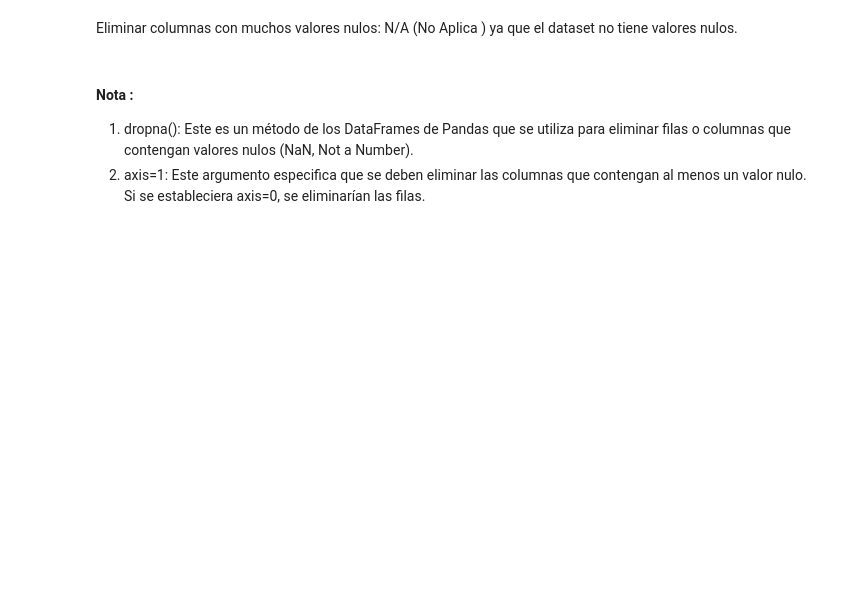
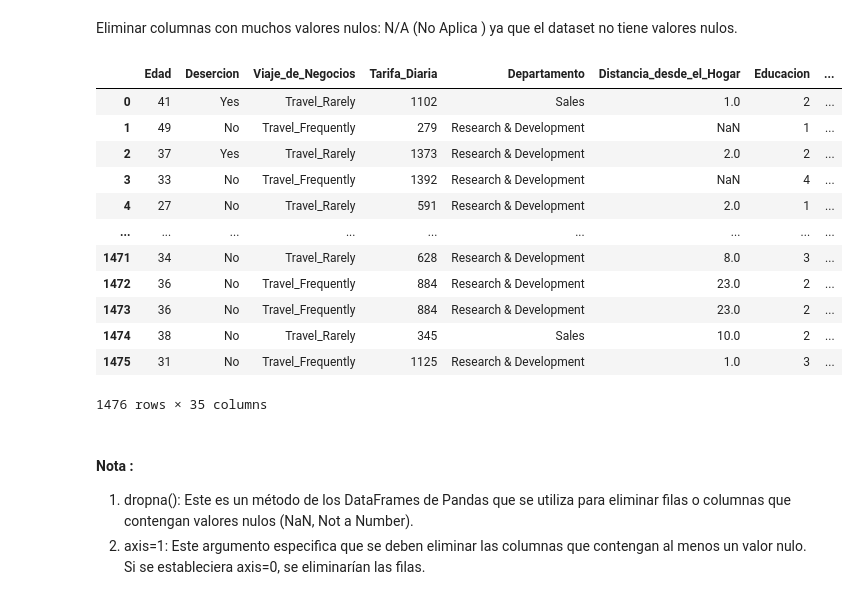
Before and after one commit to HidalgoLuisFer/Retencion, a Jupyter notebook: IBM_ETL.ipynb, the cells around one changed output. Saved outputs shown, nothing was run; the diff lists cells and outputs as text; code cells hidden in the pictures; blank space fills up the shorter version.

```diff
--- a/IBM_ETL.ipynb
+++ b/IBM_ETL.ipynb
@@ -221,3 +200,19 @@ data = datos.dropna(axis=1)
+# %%
+datos
+# %% [output]
+|  | Edad | Desercion | Viaje_de_Negocios | Tarifa_Diaria | Departamento | Distancia_desde_el_Hogar | Educacion | ... |
+| 0 | 41 | Yes | Travel_Rarely | 1102 | Sales | 1.0 | 2 | ... |
+| 1 | 49 | No | Travel_Frequently | 279 | Research & Development | NaN | 1 | ... |
+| 2 | 37 | Yes | Travel_Rarely | 1373 | Research & Development | 2.0 | 2 | ... |
+| 3 | 33 | No | Travel_Frequently | 1392 | Research & Development | NaN | 4 | ... |
+| 4 | 27 | No | Travel_Rarely | 591 | Research & Development | 2.0 | 1 | ... |
+| ... | ... | ... | ... | ... | ... | ... | ... | ... |
+| 1471 | 34 | No | Travel_Rarely | 628 | Research & Development | 8.0 | 3 | ... |
+| 1472 | 36 | No | Travel_Frequently | 884 | Research & Development | 23.0 | 2 | ... |
+| 1473 | 36 | No | Travel_Frequently | 884 | Research & Development | 23.0 | 2 | ... |
+| 1474 | 38 | No | Travel_Rarely | 345 | Sales | 10.0 | 2 | ... |
+| 1475 | 31 | No | Travel_Frequently | 1125 | Research & Development | 1.0 | 3 | ... |
+1476 rows × 35 columns
 # %% [markdown]
 #### Nota :
 
```
Also changed, not shown: parts of 27 cells of this notebook, 1 other file.
